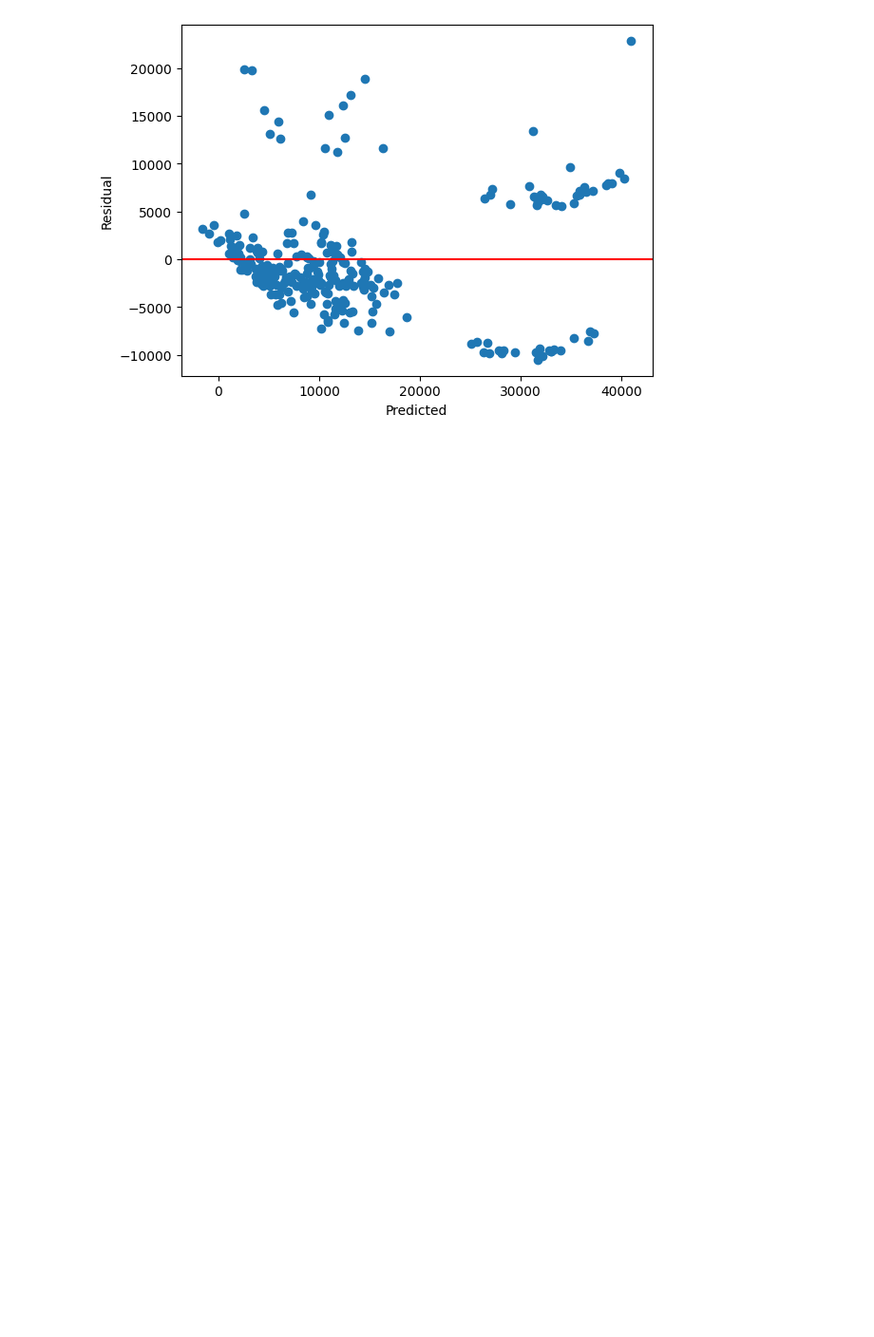
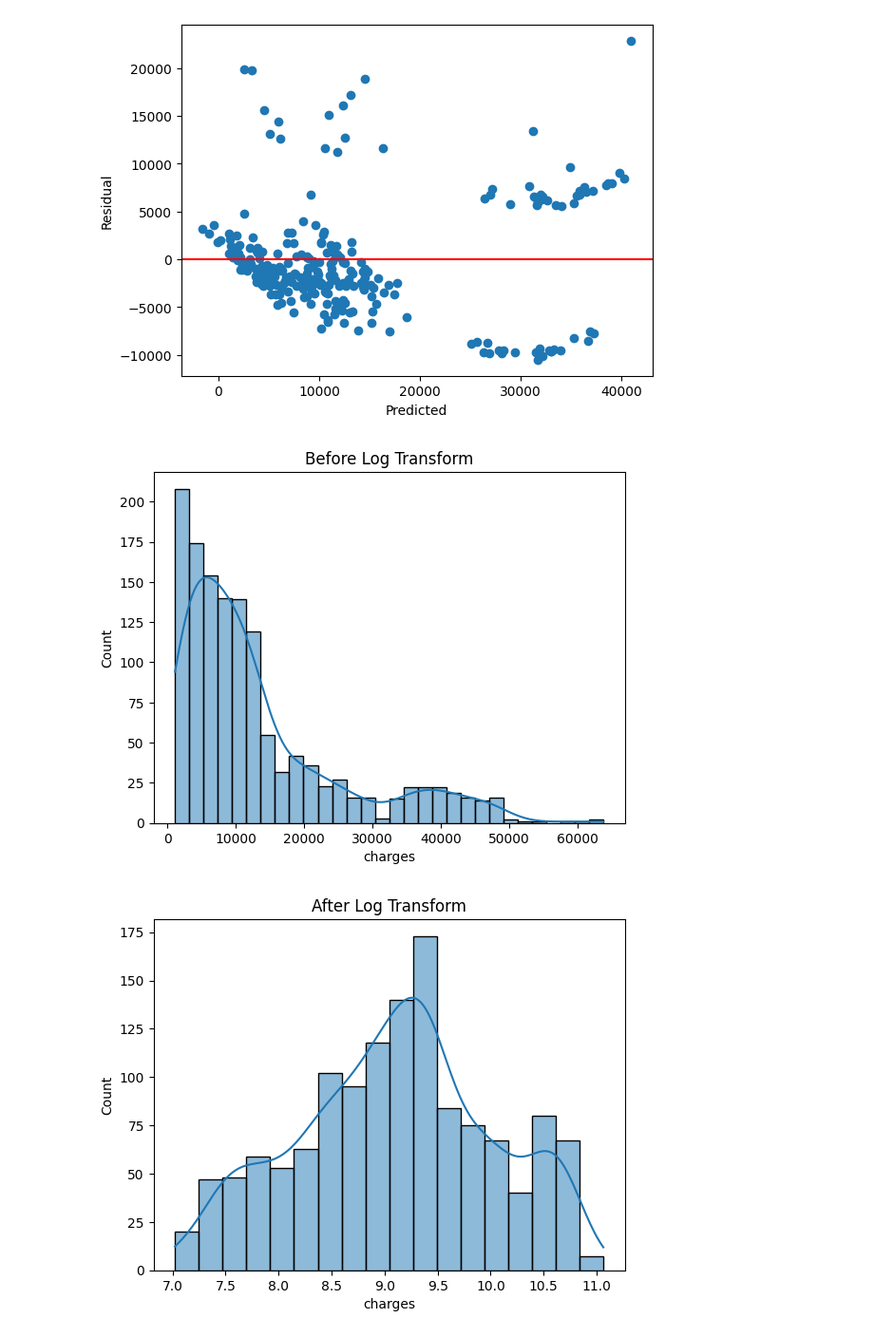
Before and after one commit to thuynguyenhuit/hocsau, a Jupyter notebook: Phan_tich_hoi_quy_tuyen_tinh_Insurance.ipynb, the cells around one changed output. Shown at 95% size. Drawn from its saved outputs; the diff is of its cells as text; code cells hidden in the pictures; blank space fills up the shorter version.

```diff
--- a/Phan_tich_hoi_quy_tuyen_tinh_Insurance.ipynb
+++ b/Phan_tich_hoi_quy_tuyen_tinh_Insurance.ipynb
@@ -115,3 +128,19 @@ plt.ylabel("Residual")
 plt.show()
 # %% [output]
 [figure]
+# %%
+# Kiểm tra trước khi transform (nên làm)
+sns.histplot(pd_train['charges'], kde=True)
+plt.title("Before Log Transform")
+plt.show()
+
+# Log transform
+pd_train['charges'] = np.log(pd_train['charges'])
+
+# Kiểm tra lại
+sns.histplot(pd_train['charges'], kde=True)
+plt.title("After Log Transform")
+plt.show()
+# %% [output]
+[figure, added]
+[figure, added]
```
Also changed, not shown: parts of 3 cells of this notebook.
